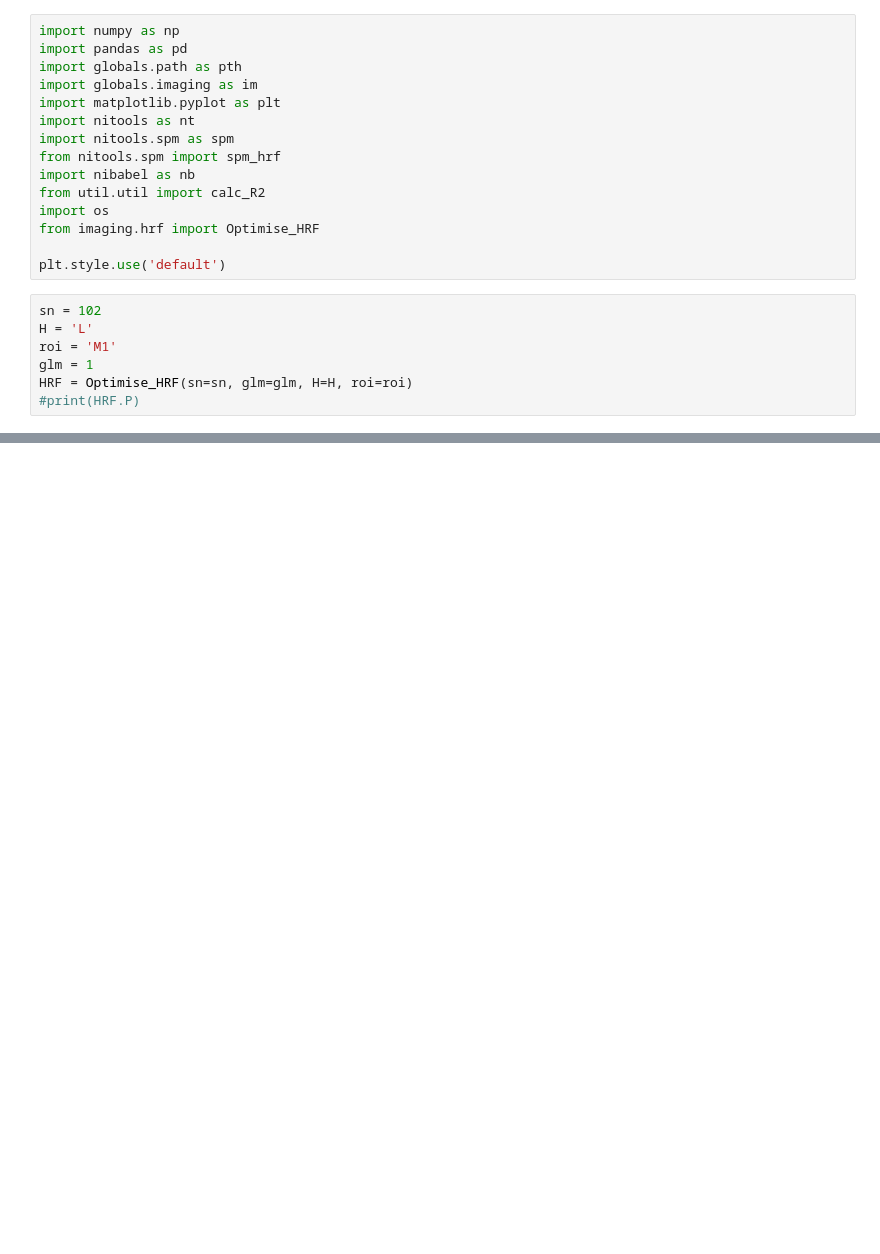
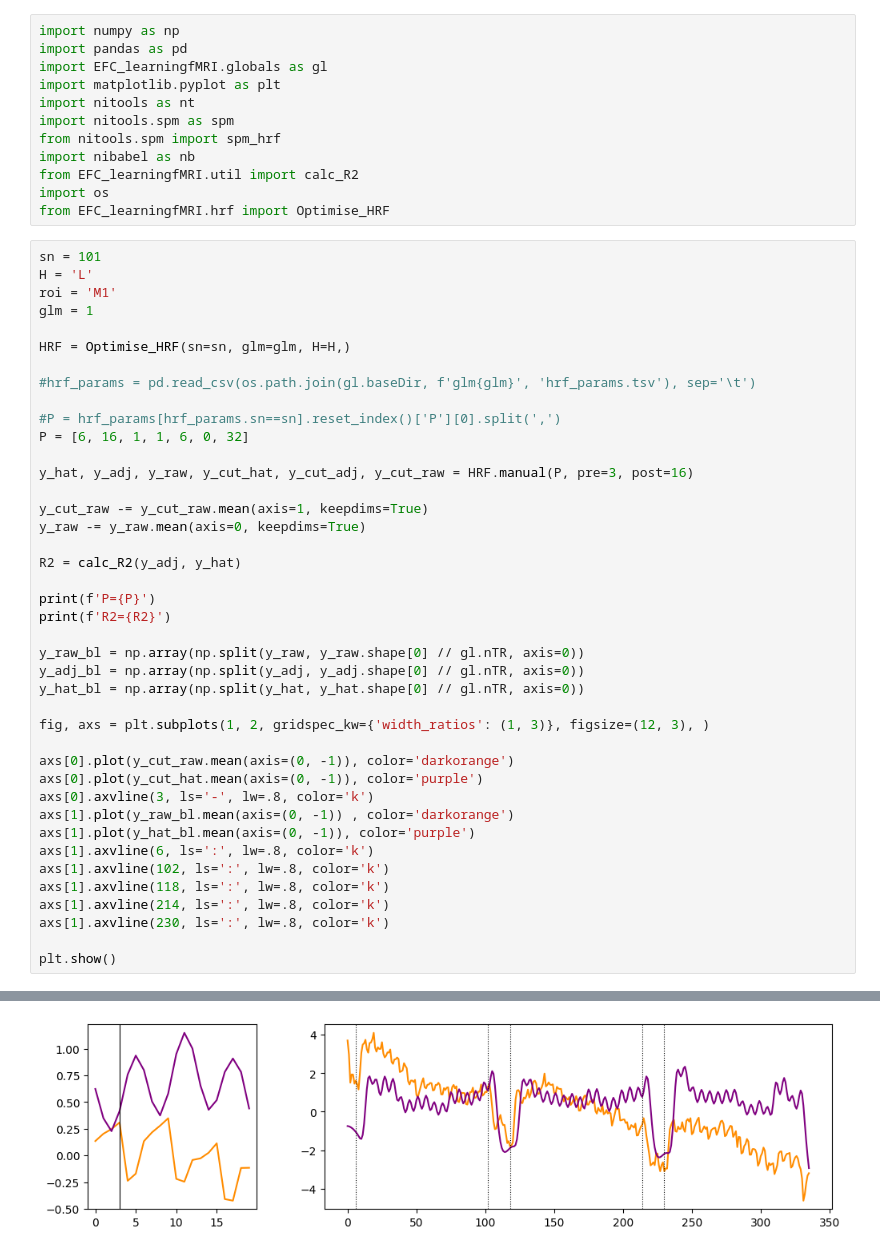
Before and after one commit to mnlmrc/extension-flexion-chords, a Jupyter notebook: notebooks/hrf_individual.ipynb, the cells around one changed output, grey strips where cells are left out. Cells and saved outputs as stored; diff of their text form; blank space fills up the shorter version.

```diff
--- a/notebooks/hrf_individual.ipynb
+++ b/notebooks/hrf_individual.ipynb
@@ -1,22 +1,54 @@
 # %%
 import numpy as np
 import pandas as pd
-import globals.path as pth
-import globals.imaging as im
+import EFC_learningfMRI.globals as gl
 import matplotlib.pyplot as plt
 import nitools as nt
 import nitools.spm as spm
 from nitools.spm import spm_hrf
 import nibabel as nb
-from util.util import calc_R2
+from EFC_learningfMRI.util import calc_R2
 import os
-from imaging.hrf import Optimise_HRF
-
-plt.style.use('default')
+from EFC_learningfMRI.hrf import Optimise_HRF
 # %%
-sn = 102
+sn = 101
 H = 'L'
 roi = 'M1'
 glm = 1
-HRF = Optimise_HRF(sn=sn, glm=glm, H=H, roi=roi)
-#print(HRF.P)
+
+HRF = Optimise_HRF(sn=sn, glm=glm, H=H,)
+
+#hrf_params = pd.read_csv(os.path.join(gl.baseDir, f'glm{glm}', 'hrf_params.tsv'), sep='\t')
+
+#P = hrf_params[hrf_params.sn==sn].reset_index()['P'][0].split(',')
+P = [6, 16, 1, 1, 6, 0, 32]
+
+y_hat, y_adj, y_raw, y_cut_hat, y_cut_adj, y_cut_raw = HRF.manual(P, pre=3, post=16)
+
+y_cut_raw -= y_cut_raw.mean(axis=1, keepdims=True)
+y_raw -= y_raw.mean(axis=0, keepdims=True)
+
+R2 = calc_R2(y_adj, y_hat)
+
+print(f'P={P}')
+print(f'R2={R2}')
+
+y_raw_bl = np.array(np.split(y_raw, y_raw.shape[0] // gl.nTR, axis=0))
+y_adj_bl = np.array(np.split(y_adj, y_adj.shape[0] // gl.nTR, axis=0))
+y_hat_bl = np.array(np.split(y_hat, y_hat.shape[0] // gl.nTR, axis=0))
+
+fig, axs = plt.subplots(1, 2, gridspec_kw={'width_ratios': (1, 3)}, figsize=(12, 3), )
+
+axs[0].plot(y_cut_raw.mean(axis=(0, -1)), color='darkorange')
+axs[0].plot(y_cut_hat.mean(axis=(0, -1)), color='purple')
+axs[0].axvline(3, ls='-', lw=.8, color='k')
+axs[1].plot(y_raw_bl.mean(axis=(0, -1)) , color='darkorange')
+axs[1].plot(y_hat_bl.mean(axis=(0, -1)), color='purple')
+axs[1].axvline(6, ls=':', lw=.8, color='k')
+axs[1].axvline(102, ls=':', lw=.8, color='k')
+axs[1].axvline(118, ls=':', lw=.8, color='k')
+axs[1].axvline(214, ls=':', lw=.8, color='k')
+axs[1].axvline(230, ls=':', lw=.8, color='k')
+
+plt.show()
+# %% [output]
@@ -22,0 +57 @@ HRF = Optimise_HRF(sn=sn, glm=glm, H=H, roi=roi)
+[figure, added]
```
Also changed, not shown: parts of 8 cells of this notebook, 51 other files.
